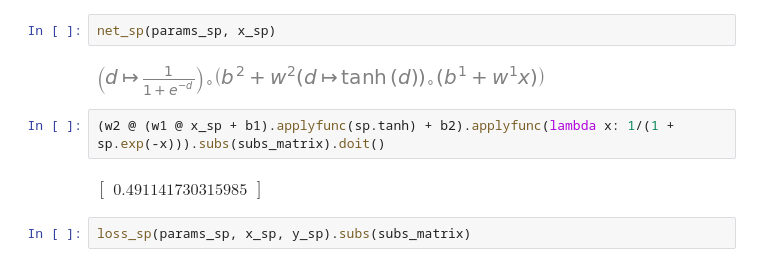
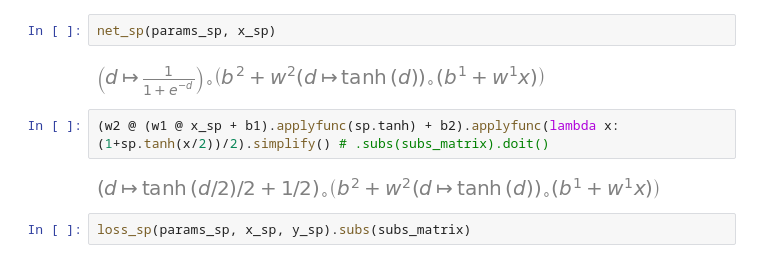
Before and after one commit to mattmcd/PyBayes, a Jupyter notebook: scripts/journal_20231002_simple_nn.ipynb, the cells around one changed output. Saved outputs shown, nothing was run; the diff lists cells and outputs as text.

```diff
--- a/scripts/journal_20231002_simple_nn.ipynb
+++ b/scripts/journal_20231002_simple_nn.ipynb
@@ -287,9 +306,9 @@ net_sp(params_sp, x_sp)
 # %% [output]
 [figure]
 # %%
-(w2 @ (w1 @ x_sp + b1).applyfunc(sp.tanh) + b2).applyfunc(lambda x: 1/(1 + sp.exp(-x))).subs(subs_matrix).doit()
+(w2 @ (w1 @ x_sp + b1).applyfunc(sp.tanh) + b2).applyfunc(lambda x: (1+sp.tanh(x/2))/2).simplify() # .subs(subs_matrix).doit()
 # %% [output]
-$\displaystyle \left[\begin{matrix}0.491141730315985\end{matrix}\right]$
+[figure, added]
 # %%
 loss_sp(params_sp, x_sp, y_sp).subs(subs_matrix)
 # %% [output]
```
Also changed, not shown: parts of 15 cells of this notebook.
